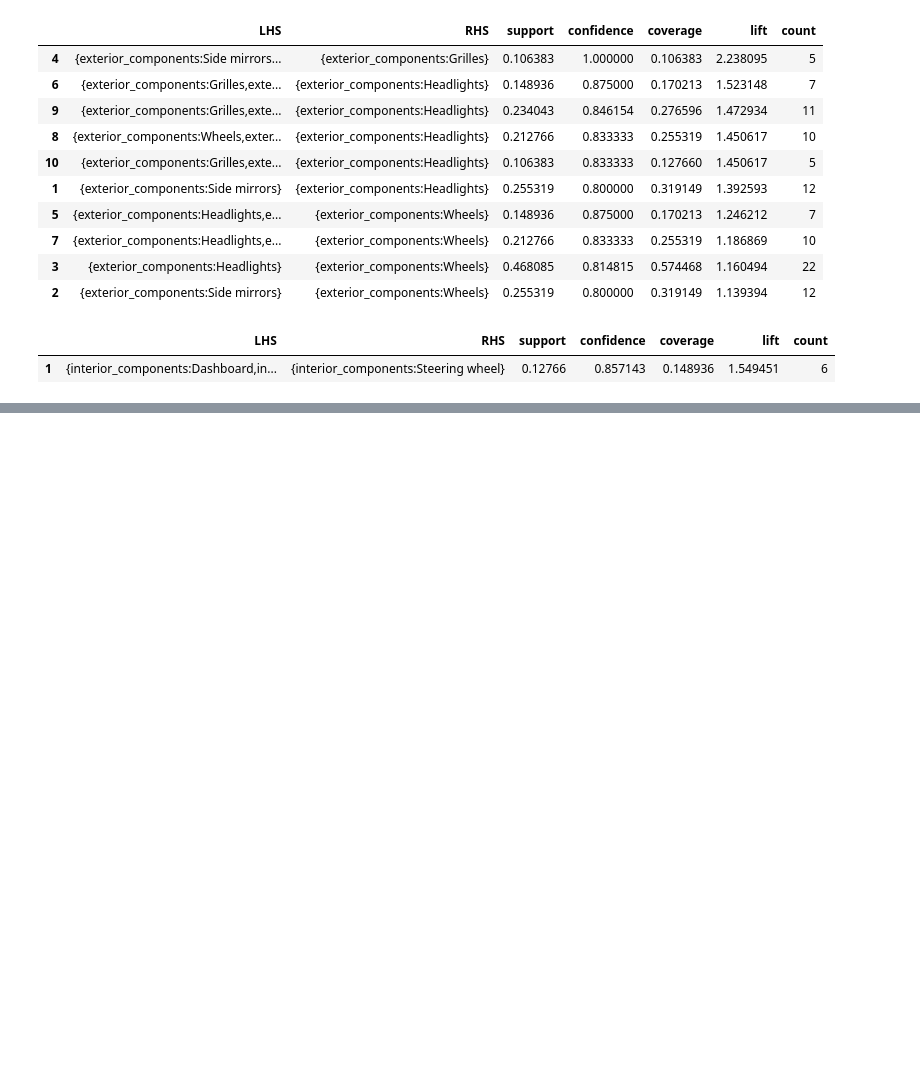
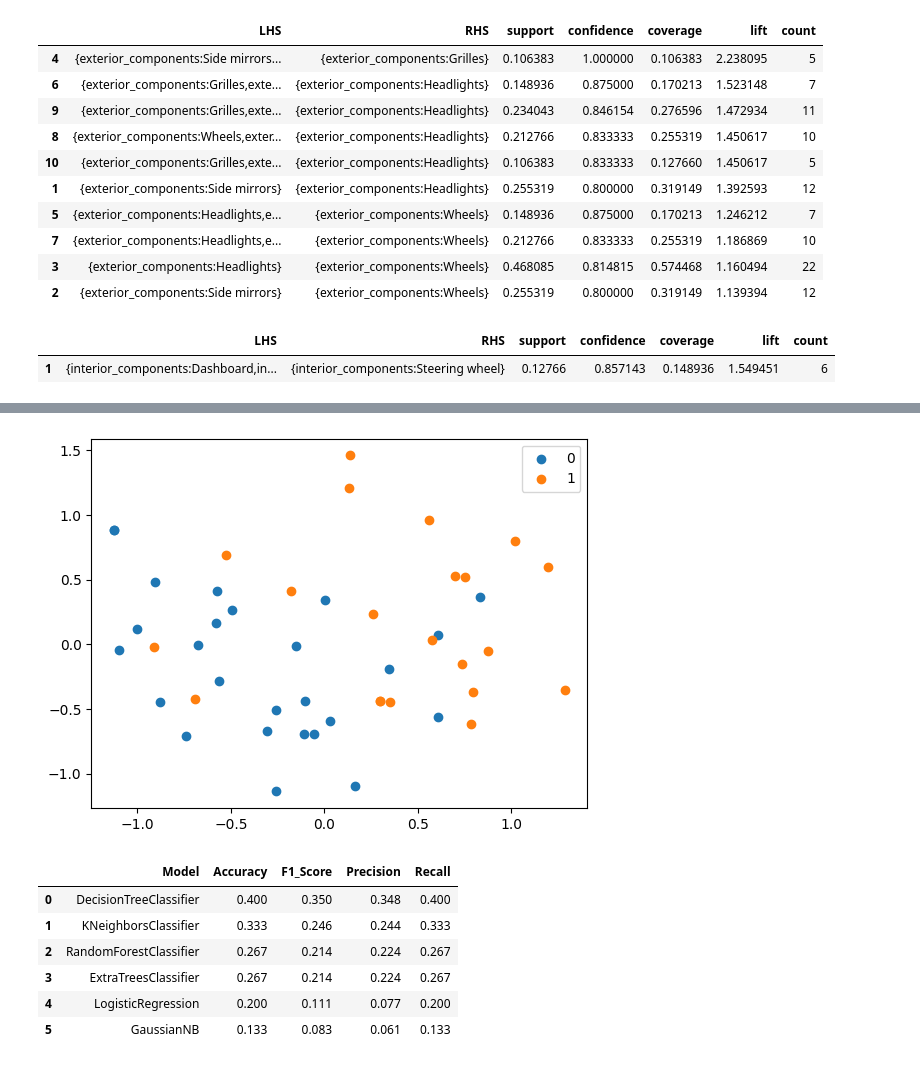
Before and after one commit to bentjh01/MA4829_Machine_Intelligence, a Jupyter notebook: DataAnalysis.ipynb, the cells around one changed output, grey strips where cells are left out. Drawn from its saved outputs; the diff is of its cells as text; code cells hidden in the pictures; blank space fills up the shorter version.

```diff
--- a/DataAnalysis.ipynb
+++ b/DataAnalysis.ipynb
@@ -662,0 +660,42 @@ R[write to console]:  The calculated breaks are: 0, 0, 0, 3
+# %%
+X = PCA(n_components=10).fit_transform(arules_df.drop('customise_spend_encoded', axis=1))
+y = arules_df['customise_spend_encoded']
+X_train, X_test, y_train, y_test = train_test_split(X, y, test_size=0.3, random_state=42)
+
+kmeans = KMeans(n_clusters=2, random_state=42)
+clusters = kmeans.fit_predict(X)
+
+#filter rows of original data
+filtered_label0 = X[clusters == 0]
+filtered_label1 = X[clusters == 1]
+# filtered_label2 = X[clusters == 2]
+
+u_labels = np.unique(clusters)
+
+#plotting the results:
+
+for i in u_labels:
+    plt.scatter(X[clusters == i , 0] , X[clusters == i , 1] , label = i)
+plt.legend()
+plt.show()
+
+res = pd.DataFrame(columns=['Model', 'Accuracy', 'F1_Score', 'Precision', 'Recall'])
+customised_vehicle_likelihood_model = {}
+for model in models:
+  model_res, model_df = model_evaluation(model, X_train, X_test, y_train, y_test, False)
+  res = pd.concat([res, model_df], ignore_index=True)
+  customised_vehicle_likelihood_model[model.__class__.__name__] = model_res
+  del model_res
+  del model_df
+res = res.sort_values(by='Accuracy', ascending=False)
+res = res.reset_index(drop=True)
+display(res)
+# %% [output]
+[figure, added]
+|  | Model | Accuracy | F1_Score | Precision | Recall |
+| 0 | DecisionTreeClassifier | 0.400 | 0.350 | 0.348 | 0.400 |
+| 1 | KNeighborsClassifier | 0.333 | 0.246 | 0.244 | 0.333 |
+| 2 | RandomForestClassifier | 0.267 | 0.214 | 0.224 | 0.267 |
+| 3 | ExtraTreesClassifier | 0.267 | 0.214 | 0.224 | 0.267 |
+| 4 | LogisticRegression | 0.200 | 0.111 | 0.077 | 0.200 |
+| 5 | GaussianNB | 0.133 | 0.083 | 0.061 | 0.133 |
```
Also changed, not shown: parts of 5 cells of this notebook, 1 other file.
